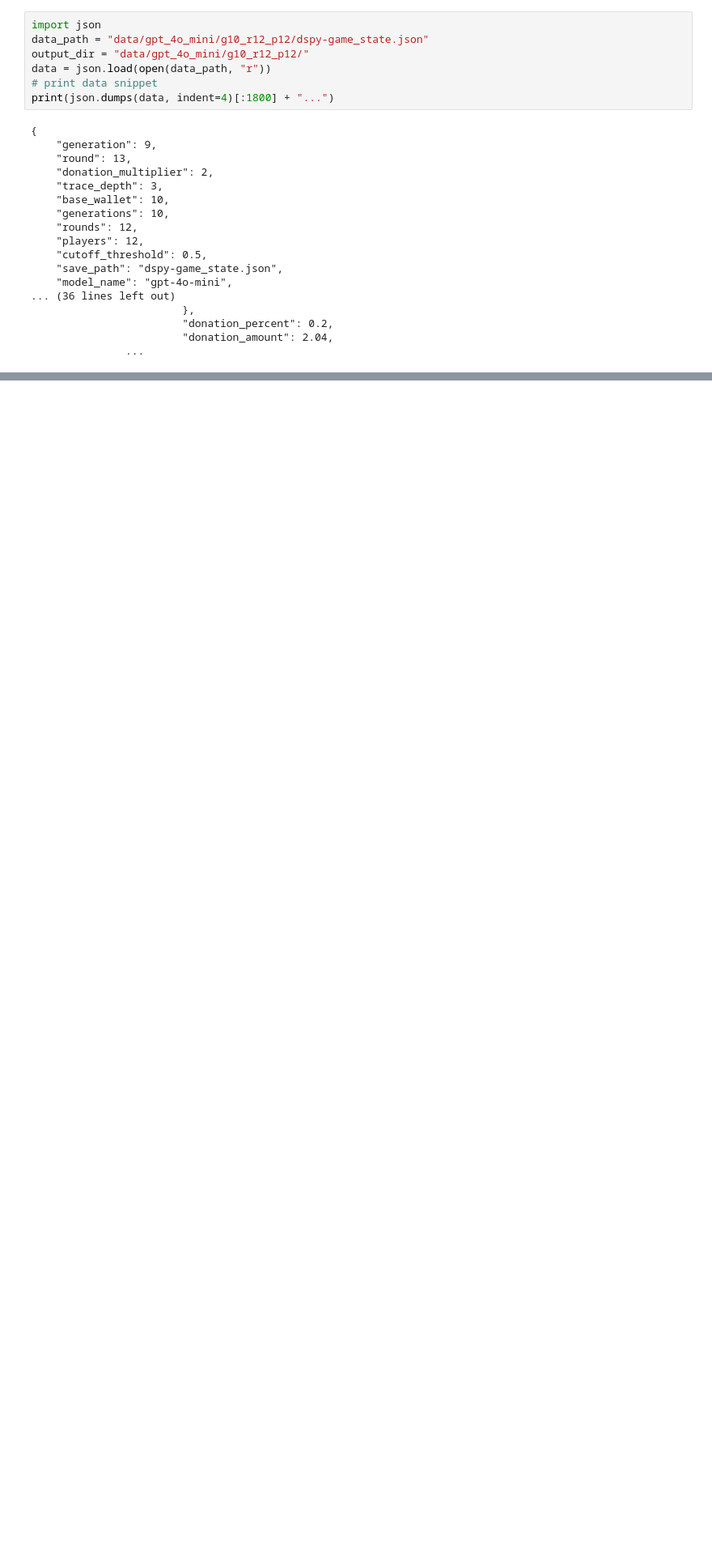
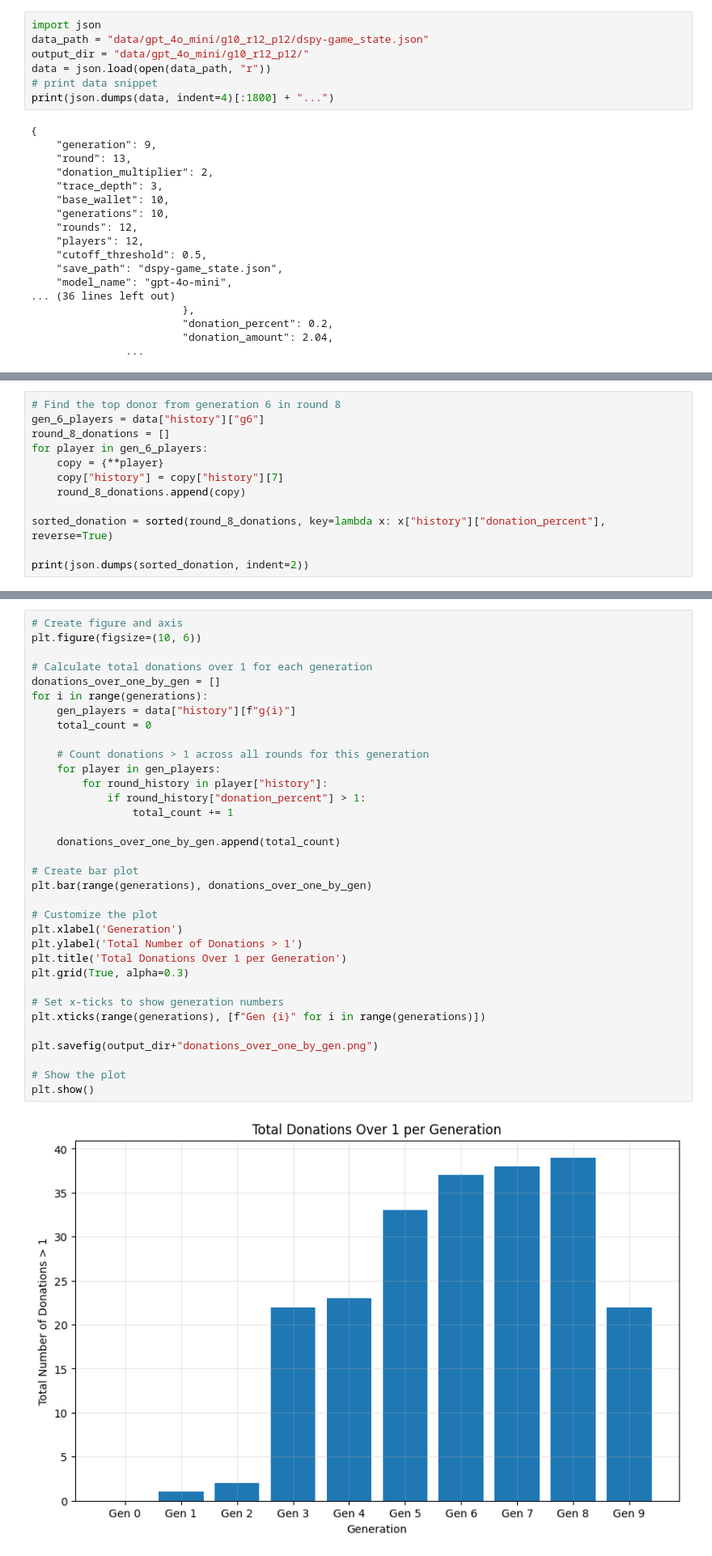
Before and after one commit to CakeCrusher/cultural_evolution, a Jupyter notebook: donors_game-analysis.ipynb, the cells around one changed output, grey strips where cells are left out. Shown: that part at 81% size. Saved outputs shown, nothing was run; the diff lists cells and outputs as text; blank space fills up the shorter version.

Commit message:
erronious donations quantity graph

```diff
--- a/donors_game-analysis.ipynb
+++ b/donors_game-analysis.ipynb
@@ -170,3 +170,15 @@ plt.savefig(output_dir+"avg_donation_percentage.png")
 plt.show()
 # %% [output]
 [figure]
+# %%
+# Find the top donor from generation 6 in round 8
+gen_6_players = data["history"]["g6"]
+round_8_donations = []
+for player in gen_6_players:
+    copy = {**player}
+    copy["history"] = copy["history"][7]
+    round_8_donations.append(copy)
+
+sorted_donation = sorted(round_8_donations, key=lambda x: x["history"]["donation_percent"], reverse=True)
+
+print(json.dumps(sorted_donation, indent=2))
@@ -230,3 +264,39 @@ plt.savefig(output_dir+"max_wallet_amount.png")
 plt.show()
 # %% [output]
 [figure]
+# %%
+# Create figure and axis
+plt.figure(figsize=(10, 6))
+
+# Calculate total donations over 1 for each generation
+donations_over_one_by_gen = []
+for i in range(generations):
+    gen_players = data["history"][f"g{i}"]
+    total_count = 0
+
+    # Count donations > 1 across all rounds for this generation
+    for player in gen_players:
+        for round_history in player["history"]:
+            if round_history["donation_percent"] > 1:
+                total_count += 1
+
+    donations_over_one_by_gen.append(total_count)
+
+# Create bar plot
+plt.bar(range(generations), donations_over_one_by_gen)
+
+# Customize the plot
+plt.xlabel('Generation')
+plt.ylabel('Total Number of Donations > 1')
+plt.title('Total Donations Over 1 per Generation')
+plt.grid(True, alpha=0.3)
+
+# Set x-ticks to show generation numbers
+plt.xticks(range(generations), [f"Gen {i}" for i in range(generations)])
+
+plt.savefig(output_dir+"donations_over_one_by_gen.png")
+
+# Show the plot
+plt.show()
+# %% [output]
+[figure, added]
```
Also changed, not shown: parts of 2 cells of this notebook.
